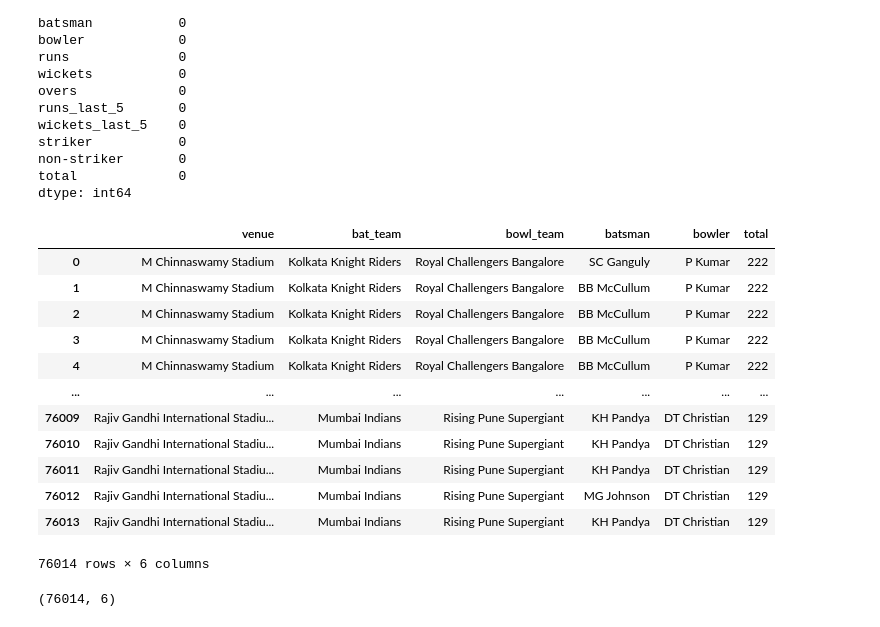
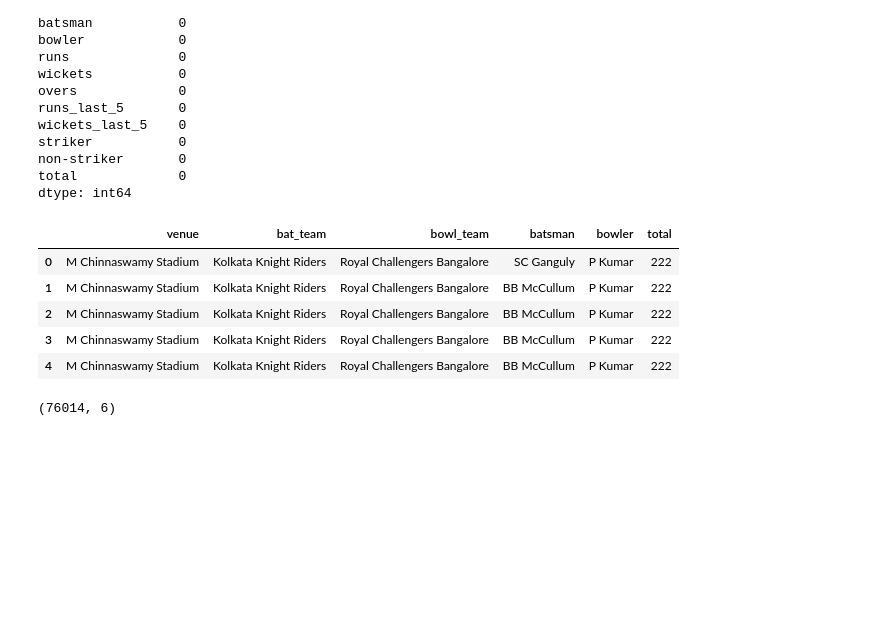
Before and after one commit to Srprajapat/IPL-Score-prediction, a Jupyter notebook: IPL_Score_Prediction_using_Deep_Learning.ipynb, the cells around one changed output. Cells and saved outputs as stored; diff of their text form; code cells hidden in the pictures; blank space fills up the shorter version.

```diff
--- a/IPL_Score_Prediction_using_Deep_Learning.ipynb
+++ b/IPL_Score_Prediction_using_Deep_Learning.ipynb
@@ -69,21 +69,14 @@ dtype: int64
 # %%
 #Dropping unimportant features
 df = ipl.drop(['date', 'runs', 'wickets', 'overs', 'runs_last_5', 'wickets_last_5','mid', 'striker', 'non-striker'], axis =1)
-df
+df.head()
 # %% [output]
 |  | venue | bat_team | bowl_team | batsman | bowler | total |
 | 0 | M Chinnaswamy Stadium | Kolkata Knight Riders | Royal Challengers Bangalore | SC Ganguly | P Kumar | 222 |
 | 1 | M Chinnaswamy Stadium | Kolkata Knight Riders | Royal Challengers Bangalore | BB McCullum | P Kumar | 222 |
 | 2 | M Chinnaswamy Stadium | Kolkata Knight Riders | Royal Challengers Bangalore | BB McCullum | P Kumar | 222 |
 | 3 | M Chinnaswamy Stadium | Kolkata Knight Riders | Royal Challengers Bangalore | BB McCullum | P Kumar | 222 |
 | 4 | M Chinnaswamy Stadium | Kolkata Knight Riders | Royal Challengers Bangalore | BB McCullum | P Kumar | 222 |
-| ... | ... | ... | ... | ... | ... | ... |
-| 76009 | Rajiv Gandhi International Stadiu... | Mumbai Indians | Rising Pune Supergiant | KH Pandya | DT Christian | 129 |
-| 76010 | Rajiv Gandhi International Stadiu... | Mumbai Indians | Rising Pune Supergiant | KH Pandya | DT Christian | 129 |
-| 76011 | Rajiv Gandhi International Stadiu... | Mumbai Indians | Rising Pune Supergiant | KH Pandya | DT Christian | 129 |
-| 76012 | Rajiv Gandhi International Stadiu... | Mumbai Indians | Rising Pune Supergiant | MG Johnson | DT Christian | 129 |
-| 76013 | Rajiv Gandhi International Stadiu... | Mumbai Indians | Rising Pune Supergiant | KH Pandya | DT Christian | 129 |
-76014 rows × 6 columns
 # %%
 df.shape
 # %% [output]
```
Also changed, not shown: parts of 5 cells of this notebook, 1 other file.
